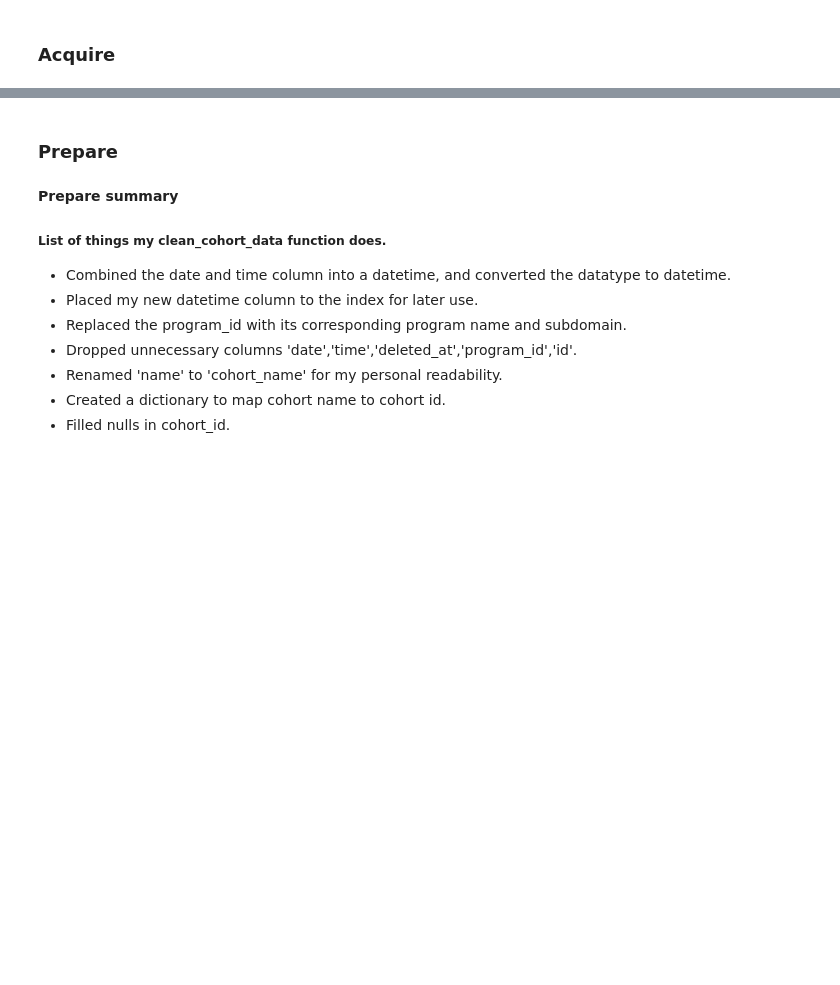
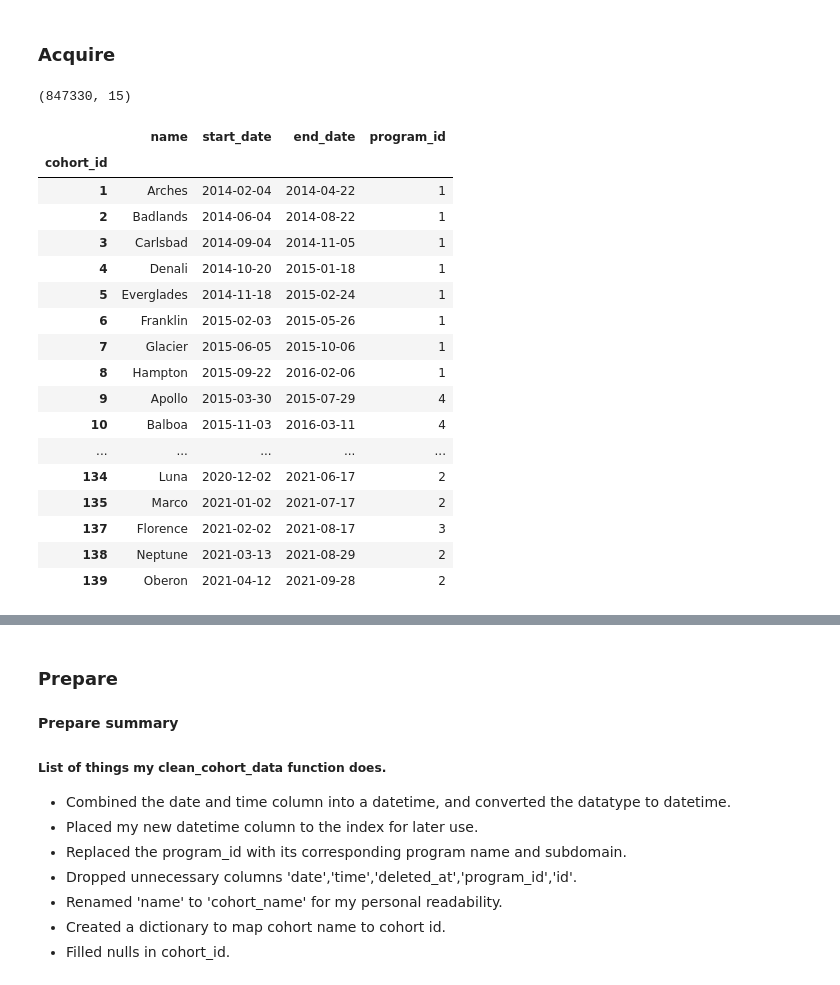
Before and after one commit to JaredVahle/anomaly-detection-project, a Jupyter notebook: anomaly_detection_project_workbook.ipynb, the cells around one changed output, grey strips where cells are left out. Saved outputs shown, nothing was run; the diff lists cells and outputs as text; code cells hidden in the pictures; blank space fills up the shorter version.

```diff
--- a/anomaly_detection_project_workbook.ipynb
+++ b/anomaly_detection_project_workbook.ipynb
@@ -13,3 +14,9 @@ import prepare
 # Created an acquire.py file that runs a SQL query to join the databases from the codeup library, and created a
 # pandas dataframe with that query, after that I saved it to a csv, and have to function check for the csv.
 df = acquire.get_cohort_data()
+# %%
+info_df = acquire.get_cohort_information_data()
+# %%
+df.shape
+# %% [output]
+(847330, 15)
@@ -15,0 +25,21 @@ df = acquire.get_cohort_data()
+# %%
+info_df
+# %% [output]
+|  | name | start_date | end_date | program_id |
+| cohort_id |  |  |  |  |
+| 1 | Arches | 2014-02-04 | 2014-04-22 | 1 |
+| 2 | Badlands | 2014-06-04 | 2014-08-22 | 1 |
+| 3 | Carlsbad | 2014-09-04 | 2014-11-05 | 1 |
+| 4 | Denali | 2014-10-20 | 2015-01-18 | 1 |
+| 5 | Everglades | 2014-11-18 | 2015-02-24 | 1 |
+| 6 | Franklin | 2015-02-03 | 2015-05-26 | 1 |
+| 7 | Glacier | 2015-06-05 | 2015-10-06 | 1 |
+| 8 | Hampton | 2015-09-22 | 2016-02-06 | 1 |
+| 9 | Apollo | 2015-03-30 | 2015-07-29 | 4 |
+| 10 | Balboa | 2015-11-03 | 2016-03-11 | 4 |
+| ... | ... | ... | ... | ... |
+| 134 | Luna | 2020-12-02 | 2021-06-17 | 2 |
+| 135 | Marco | 2021-01-02 | 2021-07-17 | 2 |
+| 137 | Florence | 2021-02-02 | 2021-08-17 | 3 |
+| 138 | Neptune | 2021-03-13 | 2021-08-29 | 2 |
+| 139 | Oberon | 2021-04-12 | 2021-09-28 | 2 |
```
Also changed, not shown: parts of 39 cells of this notebook, 4 other files.
